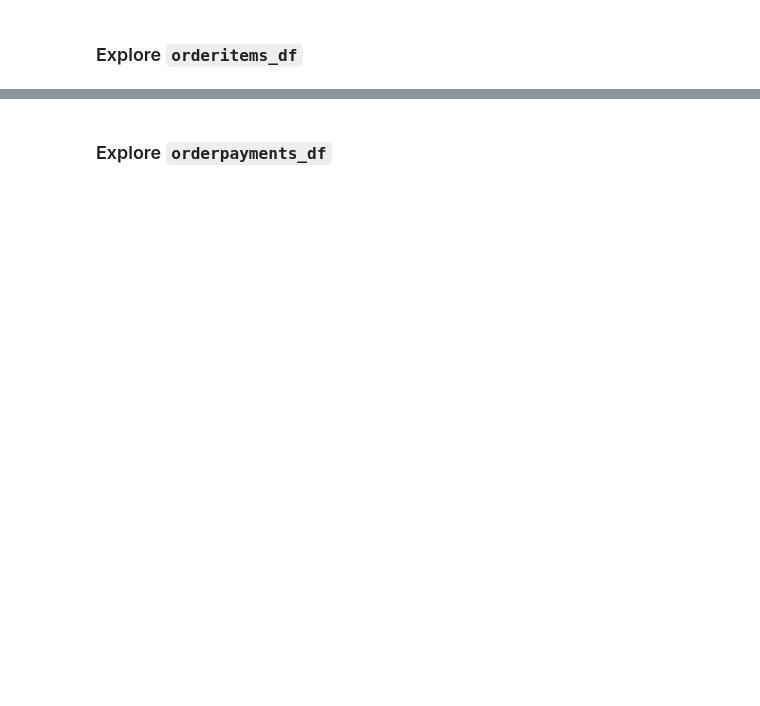
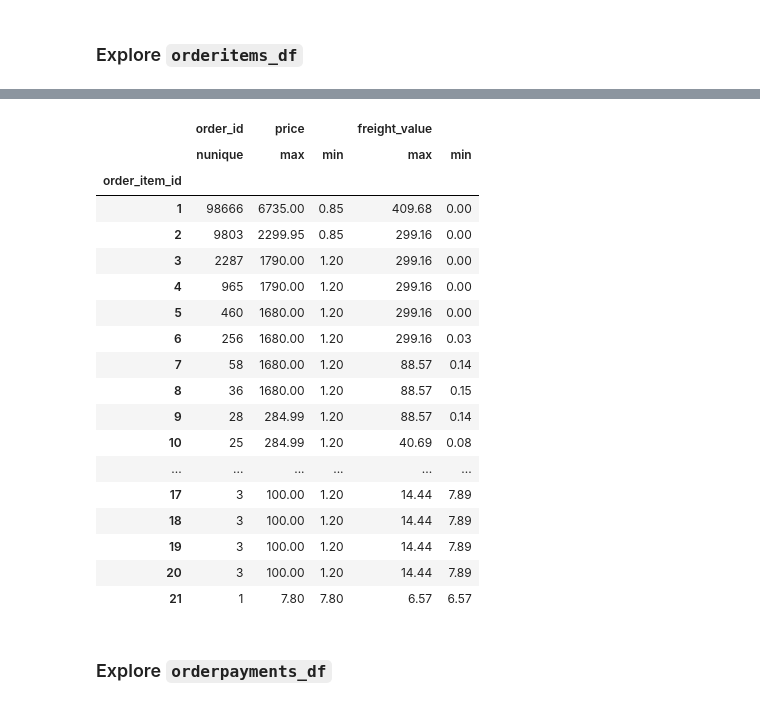
Before and after one commit to Arif-0123/Proyek_Analisis_Data, a Jupyter notebook: E-Commerce Public Dataset/submission/notebook.ipynb, the cells around one changed output, grey strips where cells are left out. Cells and saved outputs as stored; diff of their text form; code cells hidden in the pictures; blank space fills up the shorter version.

```diff
--- a/E-Commerce Public Dataset/submission/notebook.ipynb
+++ b/E-Commerce Public Dataset/submission/notebook.ipynb
@@ -1438,2 +1509,28 @@ Name: geolocation_zip_code_prefix, dtype: int64
+# %%
+orderitems_df.groupby(by="order_item_id").agg({
+    "order_id": "nunique",
+    "price": ["max", "min"],
+    "freight_value": ["max", "min"]
+})
+# %% [output]
+|  | order_id | price |  | freight_value |  |
+|  | nunique | max | min | max | min |
+| order_item_id |  |  |  |  |  |
+| 1 | 98666 | 6735.00 | 0.85 | 409.68 | 0.00 |
+| 2 | 9803 | 2299.95 | 0.85 | 299.16 | 0.00 |
+| 3 | 2287 | 1790.00 | 1.20 | 299.16 | 0.00 |
+| 4 | 965 | 1790.00 | 1.20 | 299.16 | 0.00 |
+| 5 | 460 | 1680.00 | 1.20 | 299.16 | 0.00 |
+| 6 | 256 | 1680.00 | 1.20 | 299.16 | 0.03 |
+| 7 | 58 | 1680.00 | 1.20 | 88.57 | 0.14 |
+| 8 | 36 | 1680.00 | 1.20 | 88.57 | 0.15 |
+| 9 | 28 | 284.99 | 1.20 | 88.57 | 0.14 |
+| 10 | 25 | 284.99 | 1.20 | 40.69 | 0.08 |
+| ... | ... | ... | ... | ... | ... |
+| 17 | 3 | 100.00 | 1.20 | 14.44 | 7.89 |
+| 18 | 3 | 100.00 | 1.20 | 14.44 | 7.89 |
+| 19 | 3 | 100.00 | 1.20 | 14.44 | 7.89 |
+| 20 | 3 | 100.00 | 1.20 | 14.44 | 7.89 |
+| 21 | 1 | 7.80 | 7.80 | 6.57 | 6.57 |
 # %% [markdown]
 ### Explore `orderpayments_df`
```
Also changed, not shown: parts of 28 cells of this notebook.
